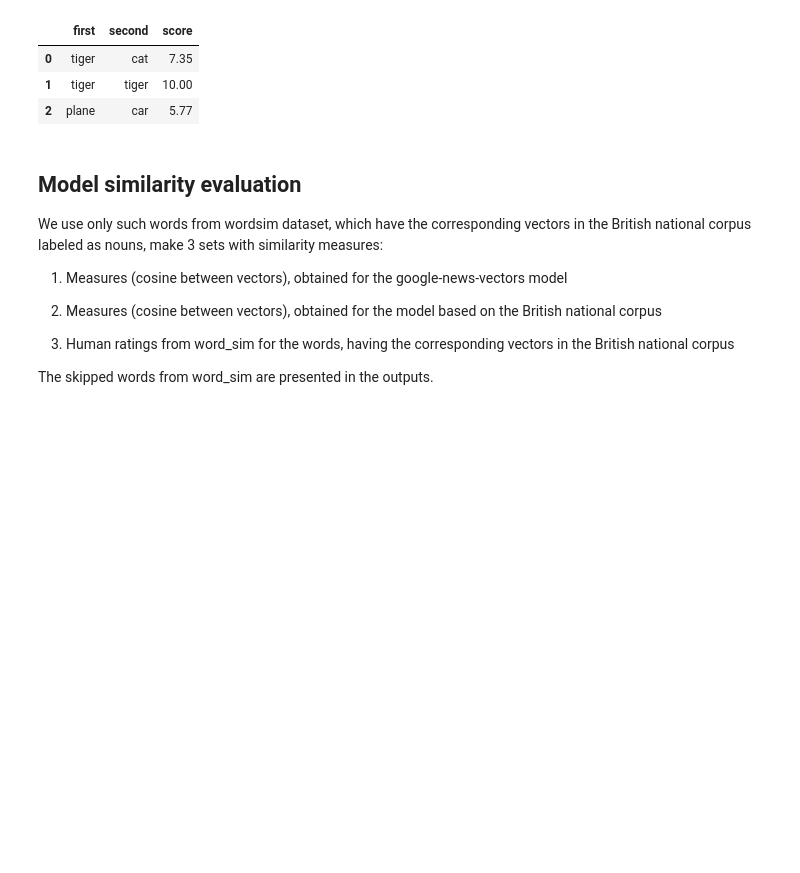
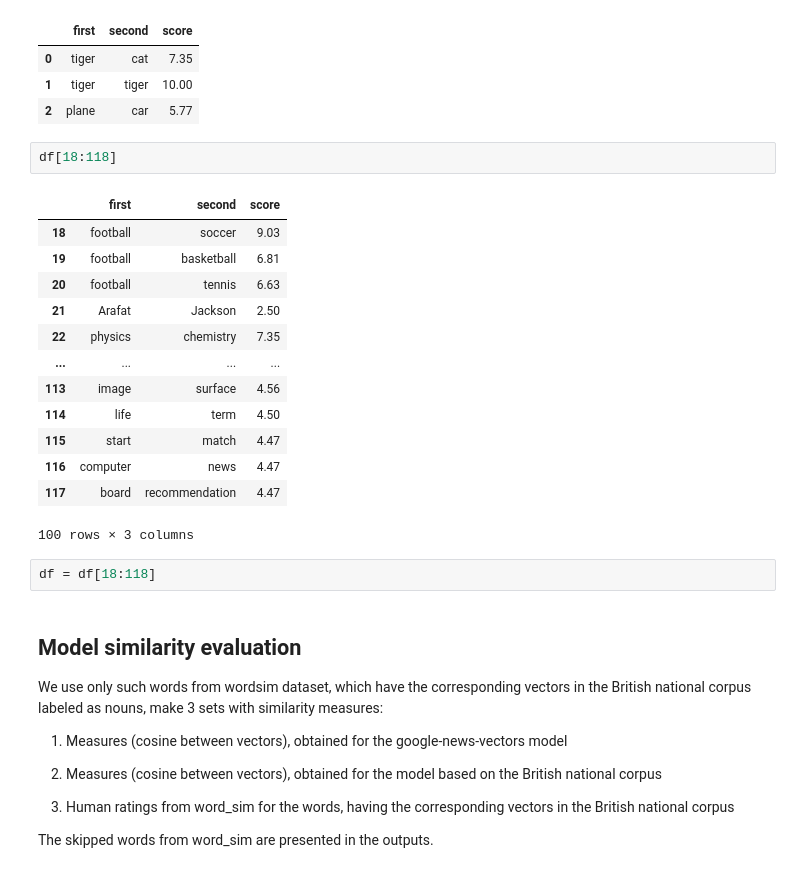
Before and after one commit to DmitryPogrebnoy/NLP_OpenEdu_ITMO, a Jupyter notebook: Task5/EN_Task_6_P_students.ipynb, the cells around one changed output. Saved outputs shown, nothing was run; the diff lists cells and outputs as text; blank space fills up the shorter version.

```diff
--- a/Task5/EN_Task_6_P_students.ipynb
+++ b/Task5/EN_Task_6_P_students.ipynb
@@ -194,6 +288,24 @@ df.head(3)
 | 0 | tiger | cat | 7.35 |
 | 1 | tiger | tiger | 10.00 |
 | 2 | plane | car | 5.77 |
+# %%
+df[18:118]
+# %% [output]
+|  | first | second | score |
+| 18 | football | soccer | 9.03 |
+| 19 | football | basketball | 6.81 |
+| 20 | football | tennis | 6.63 |
+| 21 | Arafat | Jackson | 2.50 |
+| 22 | physics | chemistry | 7.35 |
+| ... | ... | ... | ... |
+| 113 | image | surface | 4.56 |
+| 114 | life | term | 4.50 |
+| 115 | start | match | 4.47 |
+| 116 | computer | news | 4.47 |
+| 117 | board | recommendation | 4.47 |
+100 rows × 3 columns
+# %%
+df = df[18:118]
 # %% [markdown]
 ## Model similarity evaluation
 We use only such words from wordsim dataset, which have the corresponding vectors in the British national corpus labeled as nouns, make 3 sets with similarity measures:
```
Also changed, not shown: parts of 29 cells of this notebook, 1 other file.
